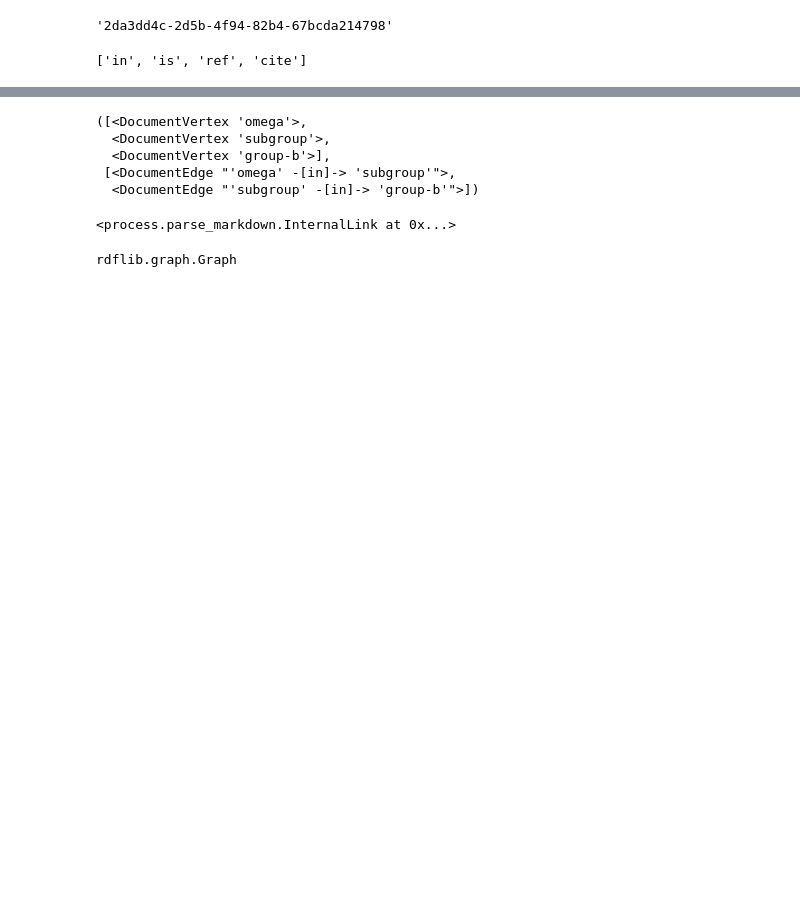
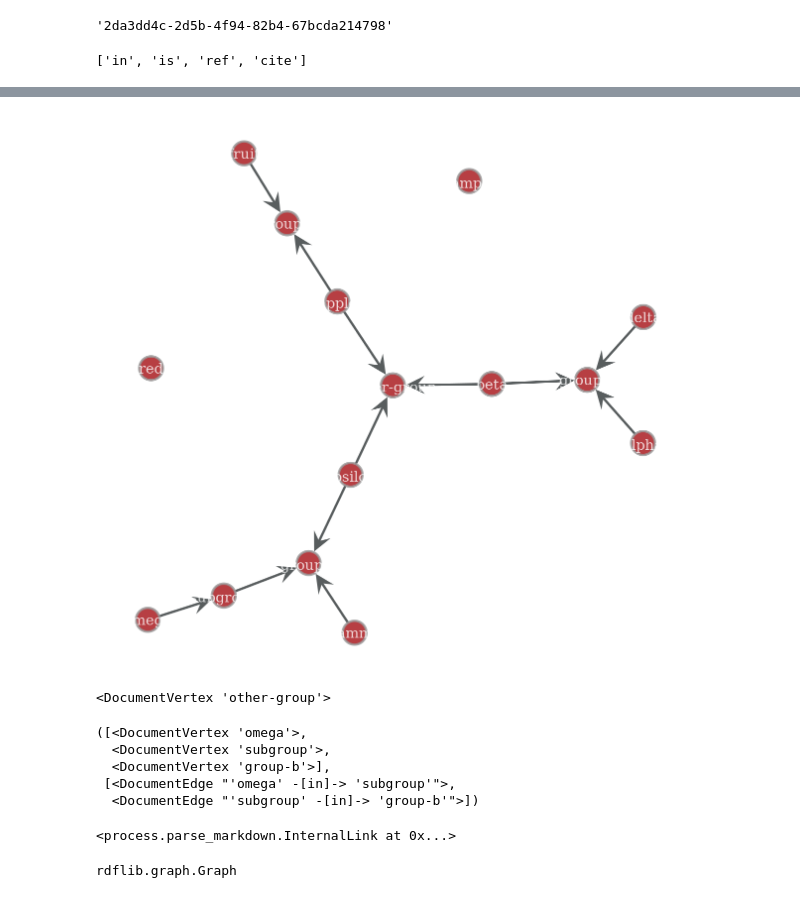
Before and after one commit to AwdeDarkar/exocortex, a Jupyter notebook: graph/graph_book.ipynb, the cells around one changed output, grey strips where cells are left out. Cells and saved outputs as stored; diff of their text form; code cells hidden in the pictures; blank space fills up the shorter version.

```diff
--- a/graph/graph_book.ipynb
+++ b/graph/graph_book.ipynb
@@ -27,3 +27,12 @@ graph.draw(output_size=(1200,600))
+# %%
+igraph = graph.pgraph_in
+igraph.draw()
+# %% [output]
+[figure, added]
+# %%
+igraph["other-group"]
+# %% [output]
+<DocumentVertex 'other-group'>
 # %%
 graph["omega"].shortest_path_to(graph["group-b"])
 # %% [output]
```
Also changed, not shown: parts of 8 cells of this notebook, 2 other files.
